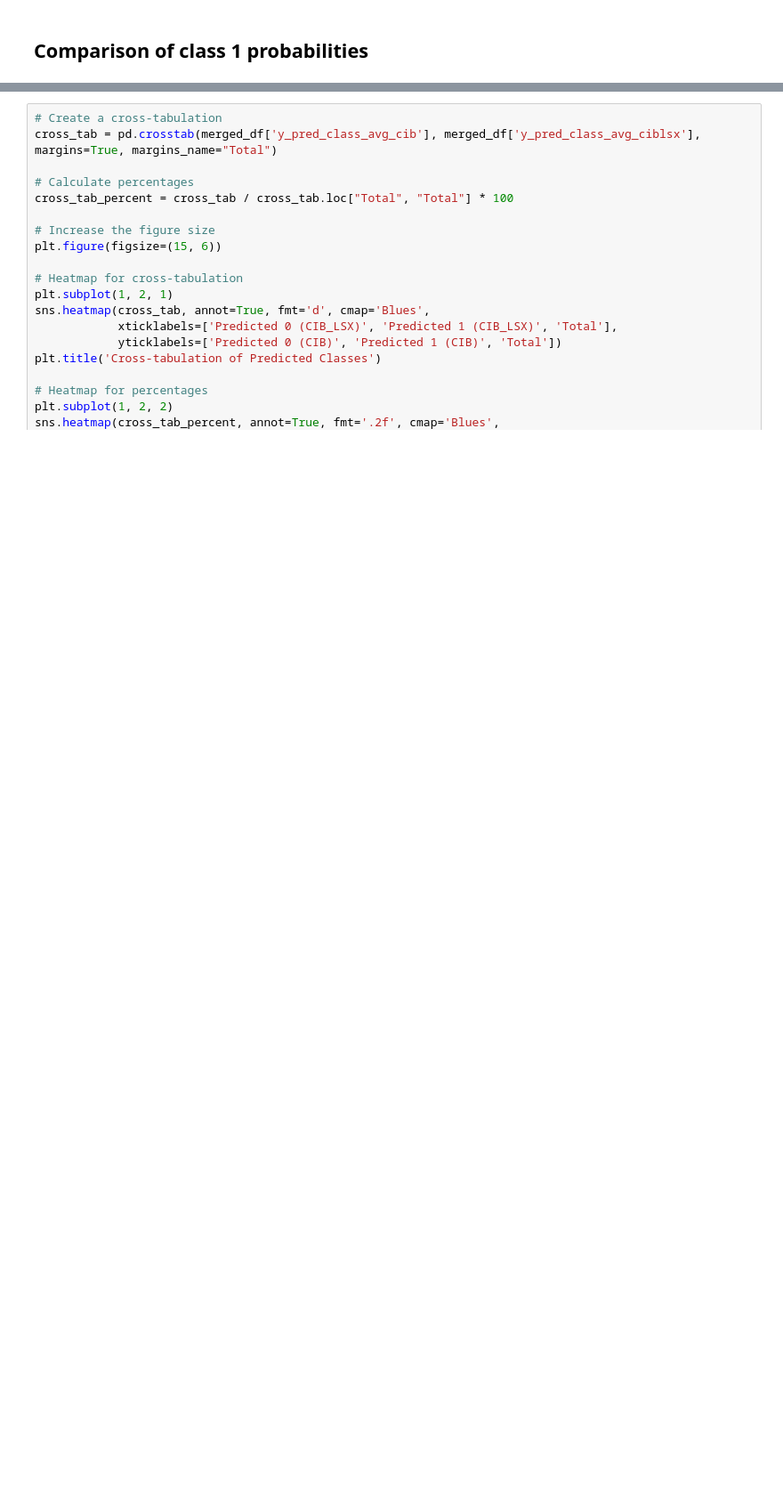
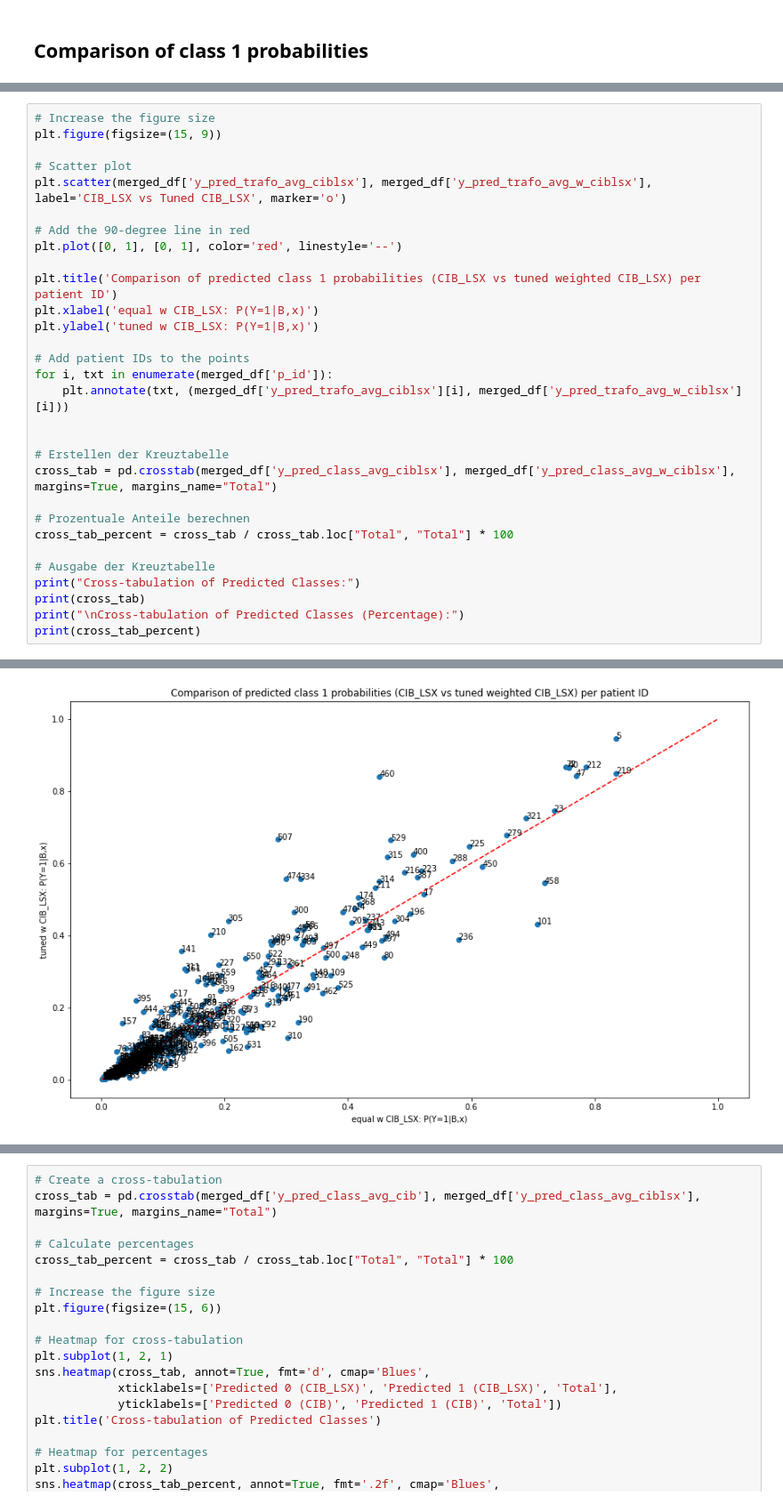
Before and after one commit to Mauwrice/explainable_AI, a Jupyter notebook: res_comparison.ipynb, the cells around one changed output, grey strips where cells are left out. Shown at 89% size. Saved outputs shown, nothing was run; the diff lists cells and outputs as text; blank space fills up the shorter version.

```diff
--- a/res_comparison.ipynb
+++ b/res_comparison.ipynb
@@ -84,0 +110,31 @@ Total                    74.201474  25.798526  100.000000
+# %%
+# Increase the figure size
+plt.figure(figsize=(15, 9))
+
+# Scatter plot
+plt.scatter(merged_df['y_pred_trafo_avg_ciblsx'], merged_df['y_pred_trafo_avg_w_ciblsx'], label='CIB_LSX vs Tuned CIB_LSX', marker='o')
+
+# Add the 90-degree line in red
+plt.plot([0, 1], [0, 1], color='red', linestyle='--')
+
+plt.title('Comparison of predicted class 1 probabilities (CIB_LSX vs tuned weighted CIB_LSX) per patient ID')
+plt.xlabel('equal w CIB_LSX: P(Y=1|B,x)')
+plt.ylabel('tuned w CIB_LSX: P(Y=1|B,x)')
+
+# Add patient IDs to the points
+for i, txt in enumerate(merged_df['p_id']):
+    plt.annotate(txt, (merged_df['y_pred_trafo_avg_ciblsx'][i], merged_df['y_pred_trafo_avg_w_ciblsx'][i]))
+
+
+# Erstellen der Kreuztabelle
+cross_tab = pd.crosstab(merged_df['y_pred_class_avg_ciblsx'], merged_df['y_pred_class_avg_w_ciblsx'], margins=True, margins_name="Total")
+
+# Prozentuale Anteile berechnen
+cross_tab_percent = cross_tab / cross_tab.loc["Total", "Total"] * 100
+
+# Ausgabe der Kreuztabelle
+print("Cross-tabulation of Predicted Classes:")
+print(cross_tab)
+print("\nCross-tabulation of Predicted Classes (Percentage):")
+print(cross_tab_percent)
+# %% [output]
@@ -84,0 +154 @@ Total                    74.201474  25.798526  100.000000
+[figure, added]
```
Also changed, not shown: parts of 13 cells of this notebook.
